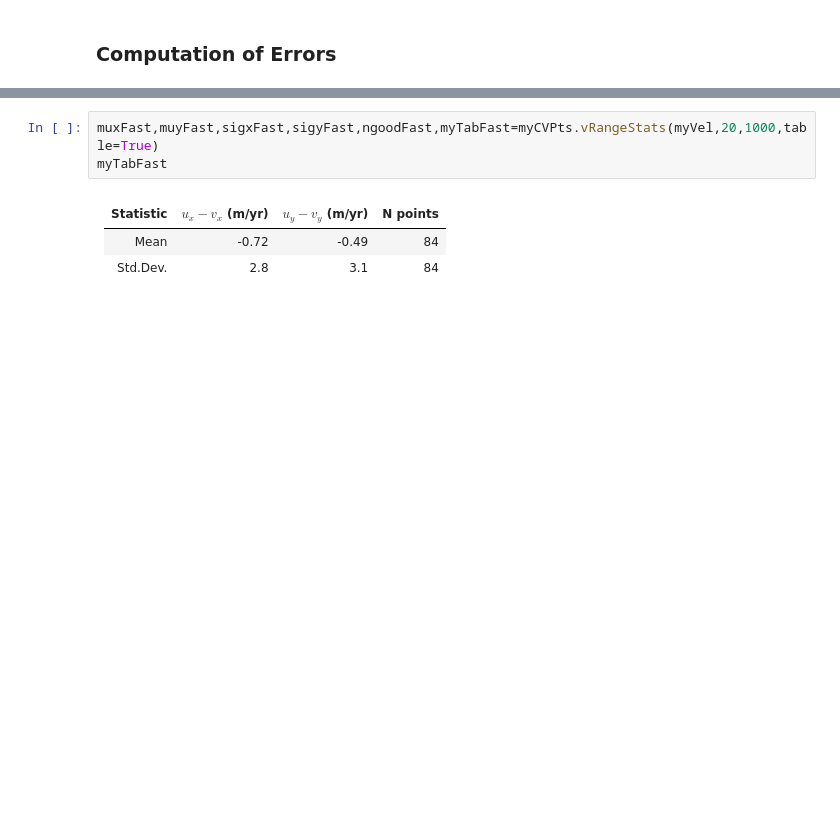
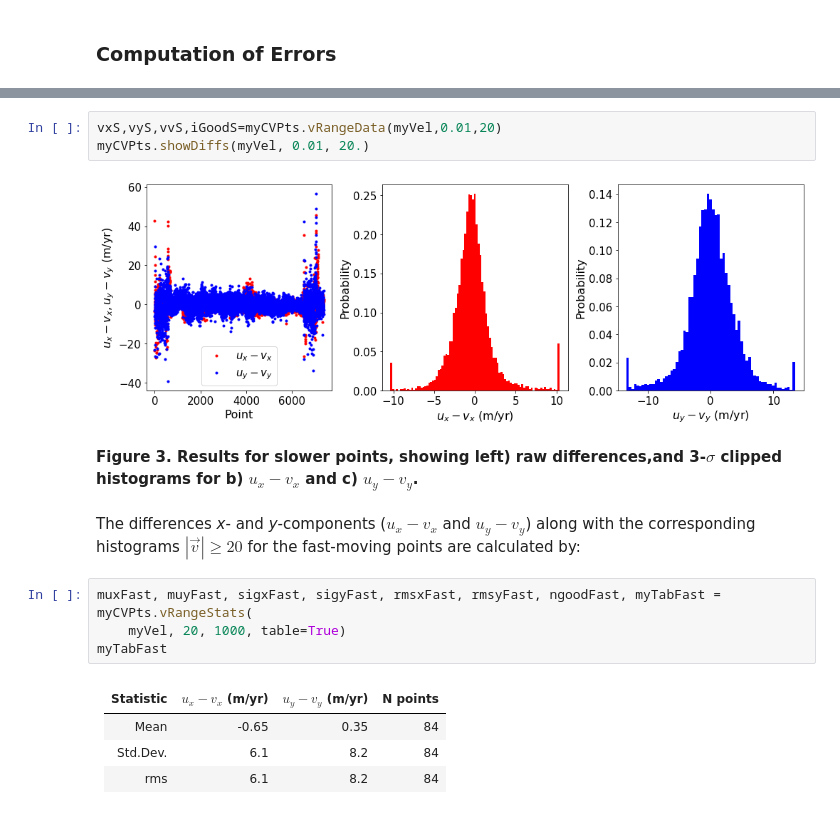
Before and after one commit to fastice/calval, a Jupyter notebook: mytestnotebook.ipynb, the cells around one changed output, grey strips where cells are left out. Cells and saved outputs as stored; diff of their text form; blank space fills up the shorter version.

```diff
--- a/mytestnotebook.ipynb
+++ b/mytestnotebook.ipynb
@@ -95,8 +109,19 @@ For the faster moving points the nominal errors are :
+# %%
+vxS,vyS,vvS,iGoodS=myCVPts.vRangeData(myVel,0.01,20)
+myCVPts.showDiffs(myVel, 0.01, 20.)
+# %% [output]
+[figure, added]
+# %% [markdown]
+**Figure 3. Results for slower points, showing left) raw differences,and 3-$\sigma$ clipped histograms for b) $u_x - v_x$ and c) $u_y - v_y$.**
+# %% [markdown]
+The differences *x*- and *y*-components ($u_x-v_x$ and $u_y-v_y$)  along with the corresponding histograms $\left|\vec{v}\right| \geq 20$ for the fast-moving points are calculated by:
 # %%
-muxFast,muyFast,sigxFast,sigyFast,ngoodFast,myTabFast=myCVPts.vRangeStats(myVel,20,1000,table=True)
+muxFast, muyFast, sigxFast, sigyFast, rmsxFast, rmsyFast, ngoodFast, myTabFast = myCVPts.vRangeStats(
+    myVel, 20, 1000, table=True)
 myTabFast
 # %% [output]
-|Statistic | $u_x-v_x$ (m/yr)|$u_y-v_y$ (m/yr)| N points|
-|-----|---------|---------|----|
-|Mean| -0.72|-0.49| 84|
-|Std.Dev.| 2.8|3.1| 84|
+|Statistic|$u_x - v_x$ (m/yr)|$u_y - v_y$ (m/yr)|N points|
+|------|------------|------------|---------|
+|Mean|-0.65|0.35|84|
+|Std.Dev.|6.1|8.2|84|
+|rms|6.1|8.2|84|
```
Also changed, not shown: parts of 31 cells of this notebook.
